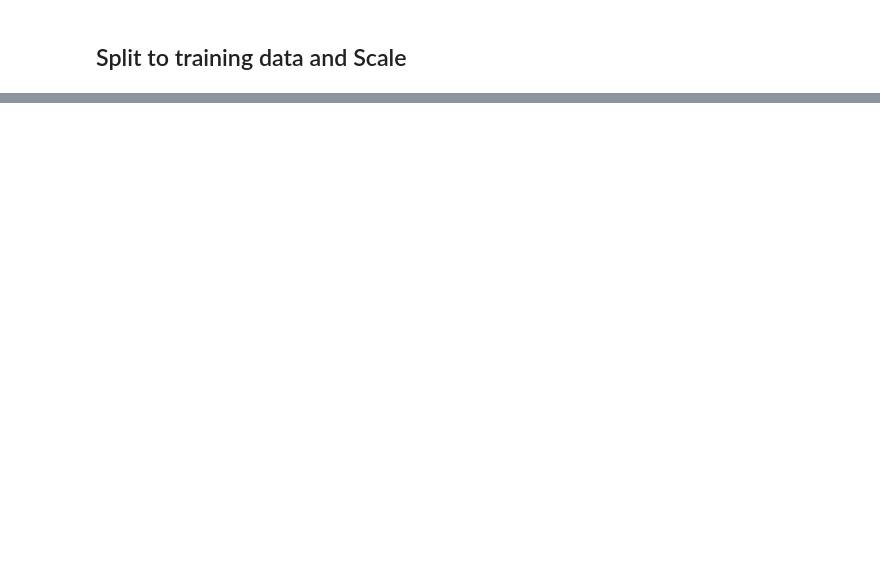
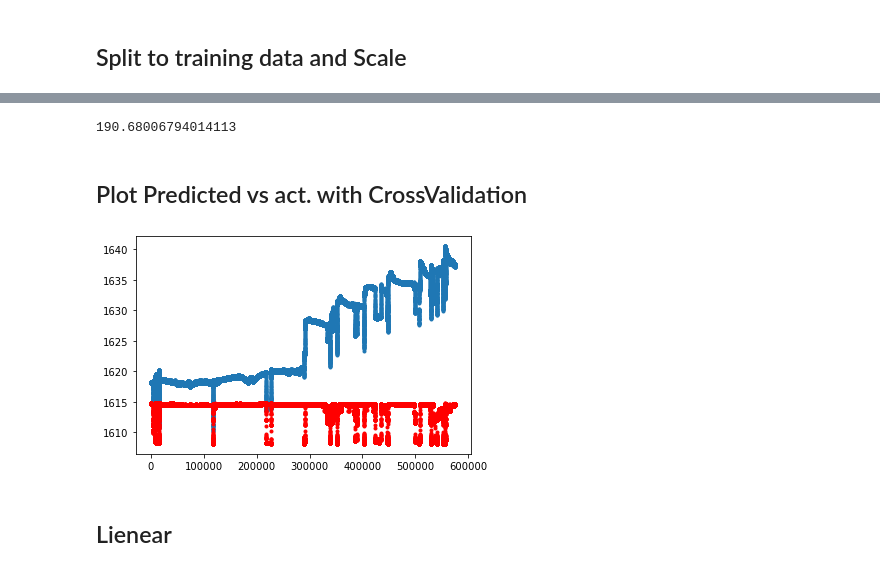
Before and after one commit to sysco-middleware/krafthack2022onsite, a Jupyter notebook: RandomForestRegressionModel.ipynb, the cells around one changed output, grey strips where cells are left out. Saved outputs shown, nothing was run; the diff lists cells and outputs as text; code cells hidden in the pictures; blank space fills up the shorter version.

```diff
--- a/RandomForestRegressionModel.ipynb
+++ b/RandomForestRegressionModel.ipynb
@@ -94,0 +217,19 @@ regr.predict([[0, 0, 0, 0]])
+# %%
+scaledTrainingData = scaler.transform(X_test)
+y_predict = model.predict(scaledTrainingData)
+MSE = mean_squared_error(y_test, y_predict)
+# %%
+print(MSE)
+# %% [output]
+190.68006794014113
+# %% [markdown]
+## Plot Predicted vs act. with CrossValidation
+# %%
+Testtime = np.linspace(0,len(y_test),len(y_test),dtype='int')
+plt.scatter(Testtime, y_test, marker = ".")
+plt.scatter(Testtime, y_predict, marker = ".",color = 'r')
+plt.show()
+# %% [output]
+[figure, added]
+# %% [markdown]
+## Lienear
```
Also changed, not shown: parts of 29 cells of this notebook, 1 other file.
